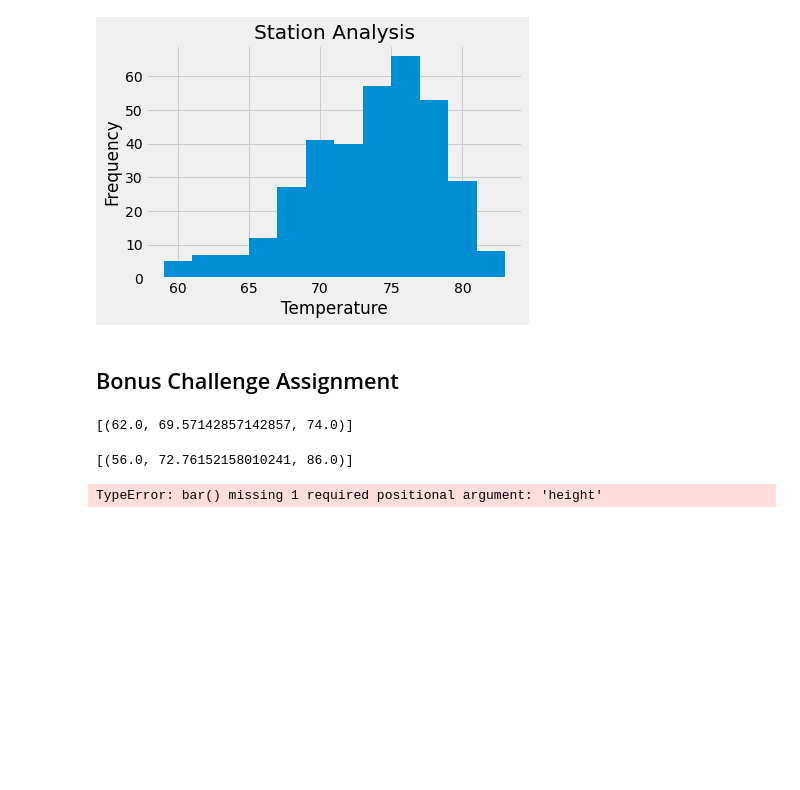
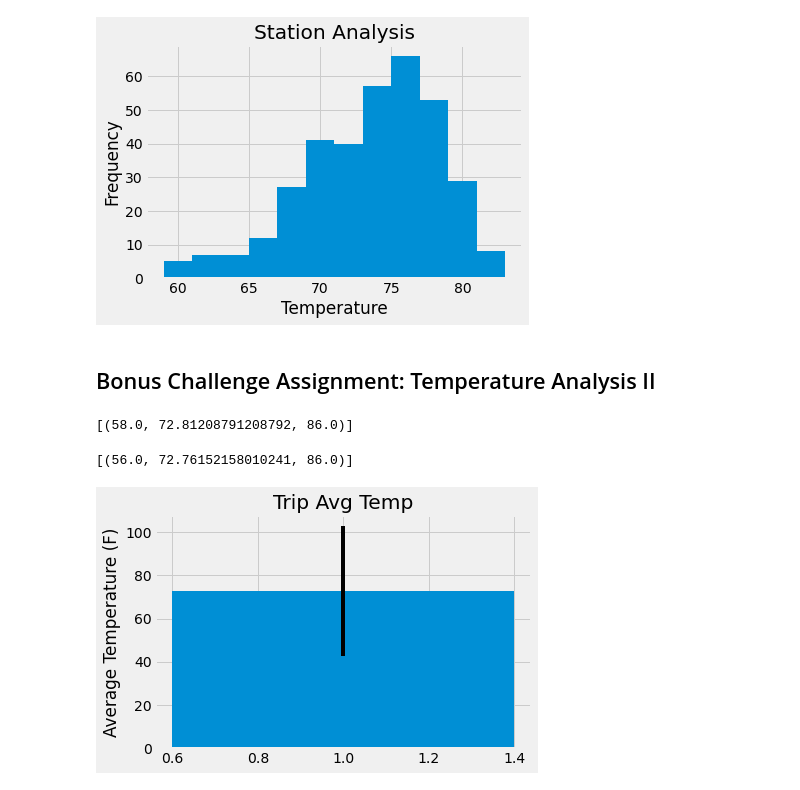
Before and after one commit to Tgreenhu/10-SQLAlchemy-Challenge, a Jupyter notebook: TaylorGreenhut_climate.ipynb, the cells around one changed output. Saved outputs shown, nothing was run; the diff lists cells and outputs as text; code cells hidden in the pictures; blank space fills up the shorter version.

```diff
--- a/Homework/TaylorGreenhut_climate.ipynb
+++ b/TaylorGreenhut_climate.ipynb
@@ -15,7 +15,7 @@ from sqlalchemy import create_engine, func
 # Reflect Tables into SQLAlchemy ORM
 # %%
 # Create engine to connect with our database
-engine = create_engine("sqlite:///Resources/hawaii.sqlite")
+engine = create_engine("sqlite:///hawaii.sqlite")
 
 # Reflect an existing database into a new model
 base = automap_base()
@@ -159,15 +159,15 @@ plt.ylabel('Frequency');
 # %% [output]
 [figure]
 # %% [markdown]
-## Bonus Challenge Assignment
+## Bonus Challenge Assignment: Temperature Analysis II
 # %%
 # Function to find min, avg, and max temp for the imputted range of dates
 def calc_temps(start_date, end_date):
     return session.query(func.min(measurement.tobs), func.avg(measurement.tobs), func.max(measurement.tobs)).\
         filter(measurement.date >= start_date).filter(measurement.date <= end_date).all()
-print(calc_temps('2012-02-28', '2012-03-05'))
+print(calc_temps('2011-02-05', '2012-02-05'))
 # %% [output]
-[(62.0, 69.57142857142857, 74.0)]
+[(58.0, 72.81208791208792, 86.0)]
 # %%
 # Using the calc_temps func, calc the tmin, tavg, and tmax of the previous year from above
 trip = calc_temps('2011-02-28', '2012-02-28')
@@ -176,8 +176,15 @@ trip
 [(56.0, 72.76152158010241, 86.0)]
 # %%
 # Plot the results from above as a bar chart.
-y = trip[0][1]
-x = 0
-plt.bar(x = x, y = y)
+tmin = trip[0][0]
+tavg = trip[0][1]
+tmax = trip[0][2]
+y_err = tmax - tmin
+x = 1
+y = tavg
+
+plt.bar(x, y, yerr = y_err);
+plt.title("Trip Avg Temp");
+plt.ylabel("Average Temperature (F)");
 # %% [output]
-TypeError: bar() missing 1 required positional argument: 'height'
+[figure, added]
```
Also changed, not shown: parts of 6 cells of this notebook, 6 other files.
